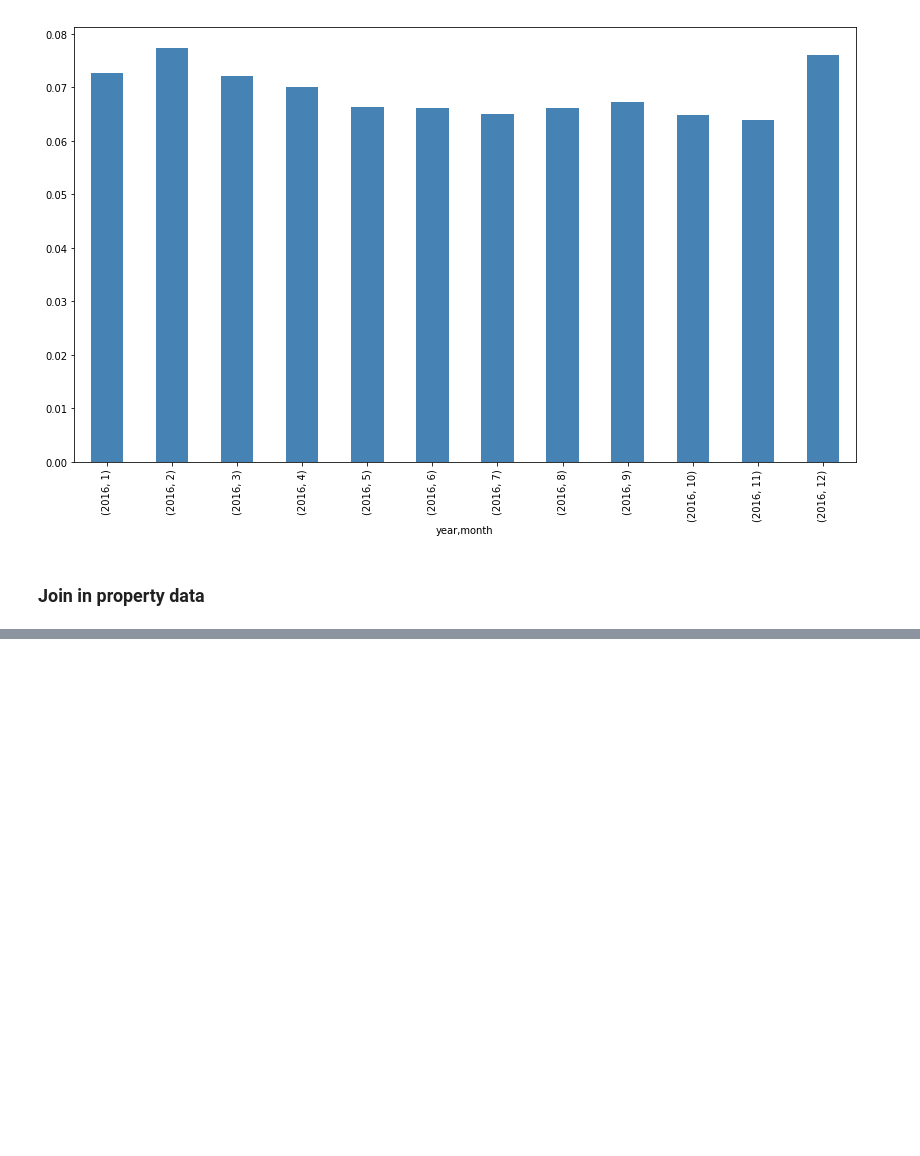
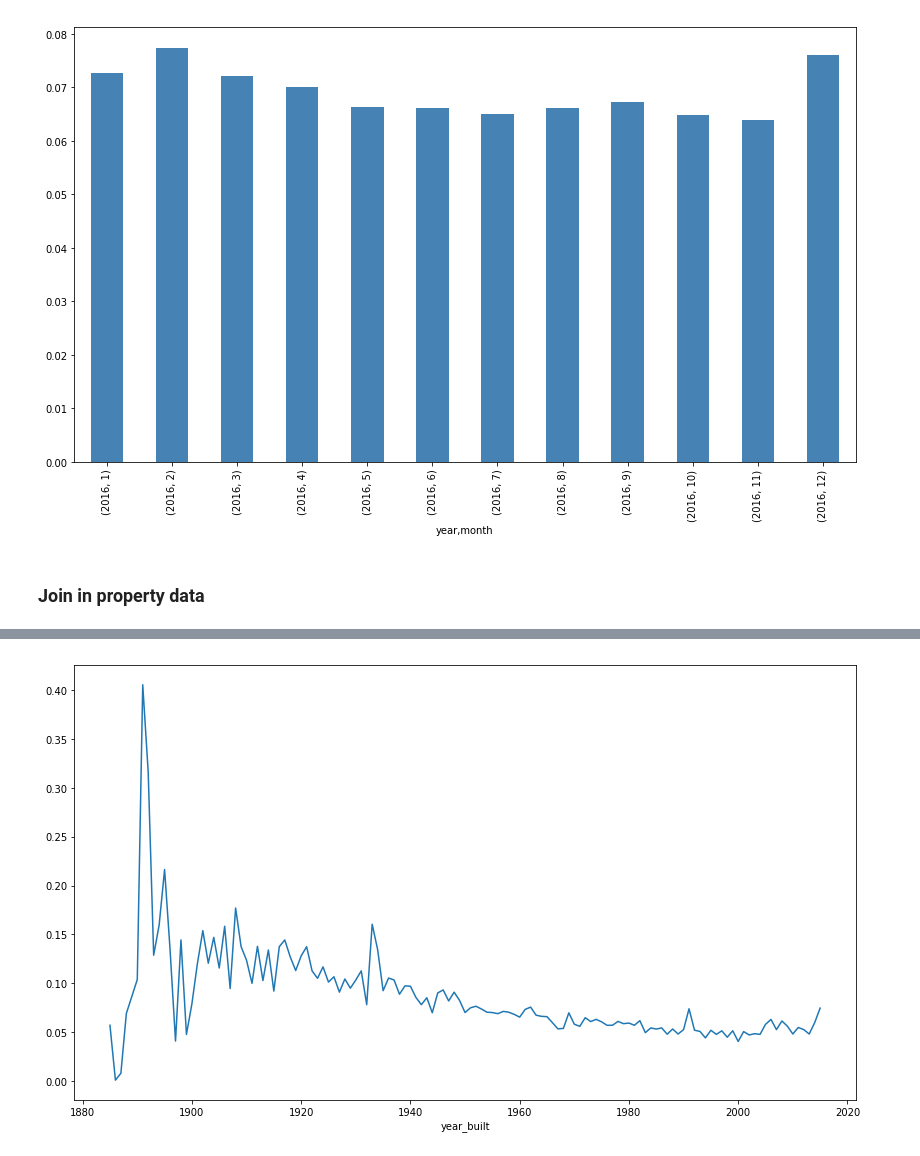
Before and after one commit to samuelluo/kaggle-zillow, a Jupyter notebook: explore_train.ipynb, the cells around one changed output, grey strips where cells are left out. Drawn from its saved outputs; the diff is of its cells as text; code cells hidden in the pictures; blank space fills up the shorter version.

```diff
--- a/explore_train.ipynb
+++ b/explore_train.ipynb
@@ -113,0 +121,5 @@ matplotlib.pyplot.show()
+# %%
+train_data.groupby('year_built').mean()['abs_logerror'].plot(figsize=(14,8))
+matplotlib.pyplot.show()
+# %% [output]
+[figure, added]
```
Also changed, not shown: parts of 2 cells of this notebook, 1 other file.
